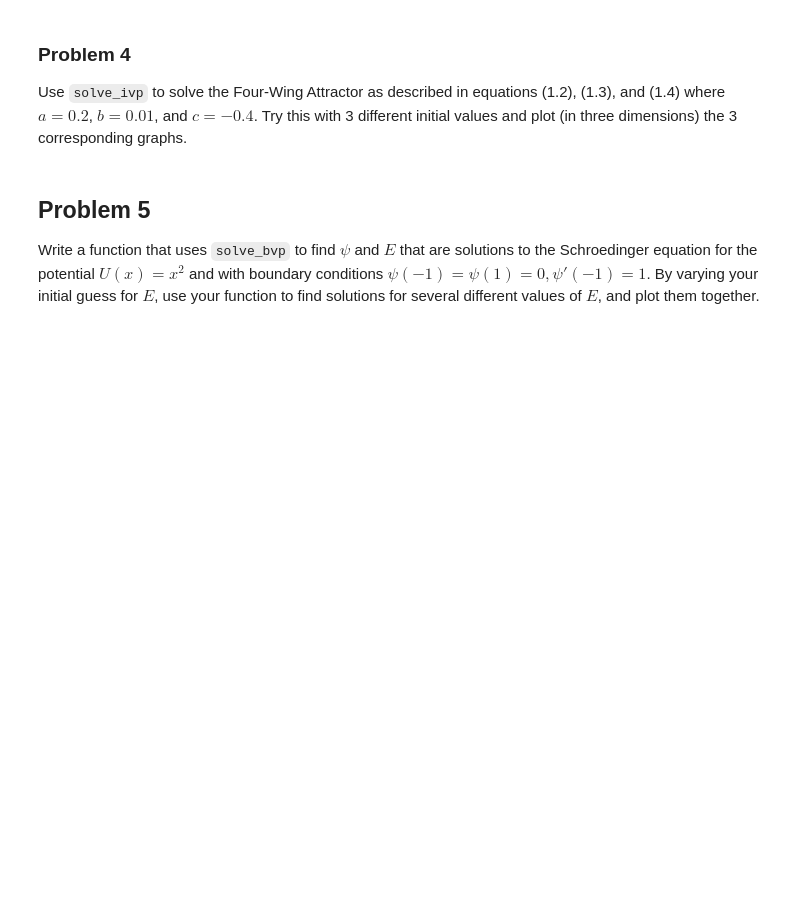
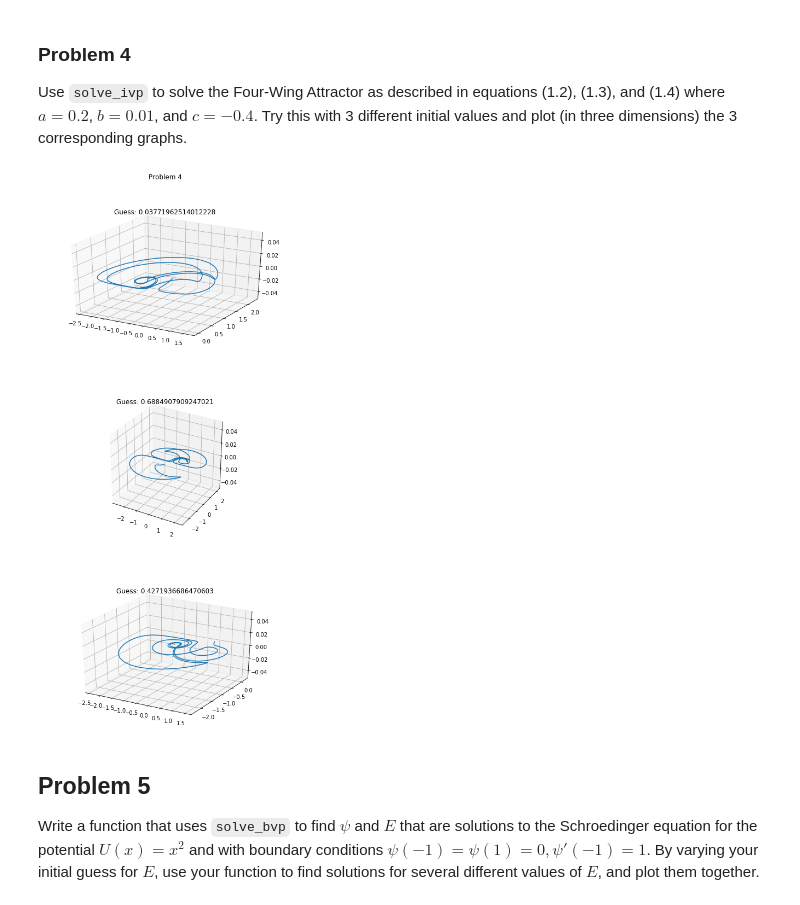
Before and after one commit to binDebug3/volume4, a Jupyter notebook: byu_vol4/BVPIntro/BVPIntro.ipynb, the cells around one changed output. Saved outputs shown, nothing was run; the diff lists cells and outputs as text; code cells hidden in the pictures; blank space fills up the shorter version.

```diff
--- a/byu_vol4/BVPIntro/BVPIntro.ipynb
+++ b/byu_vol4/BVPIntro/BVPIntro.ipynb
@@ -22,6 +119,34 @@ Use `solve_bvp` to solve for $y$ in the equation $y''=(1-y')*10y$ with boundary
 # %% [markdown]
 ### Problem 4
 Use `solve_ivp` to solve the Four-Wing Attractor as described in equations (1.2), (1.3), and (1.4) where $a=0.2$, $b = 0.01$, and $c = -0.4$. Try this with 3 different initial values and plot (in three dimensions) the 3 corresponding graphs.
+# %%
+# initialize known values
+a, b, c = 0.2, 0.001, -0.4
+
+# element one the ODE function
+ode1 = lambda t, y: np.array([a*y[0] + y[1]*y[2], b*y[0] + c*y[1] - y[0]*y[2], -y[2] - y[0]*y[1]])
+
+# element two the boundary conditions
+t_span = (0, 100)
+
+# element three the initial conditions
+y0 = np.array([np.random.random(3) for i in range(3)])
+
+# solve the system
+for i, guess in enumerate(y0):
+    sol = solve_ivp(ode1, t_span, guess, max_step=0.1)
+    plt.subplot(3, 1, i+1, projection='3d')
+    plt.plot(sol.y[0], sol.y[1], label="Initial Guess: {}".format(guess))
+    plt.title("Guess: {}".format(guess[0]))
+    plt.gca().set_aspect('equal', adjustable='box')
+
+plt.tight_layout()
+plt.suptitle("Problem 4")
+# make all the plots larger
+plt.gcf().set_size_inches(10, 15)
+plt.show()
+# %% [output]
+[figure, added]
 # %% [markdown]
 ## Problem 5
 
```
Also changed, not shown: parts of 4 cells of this notebook, 1 other file.
